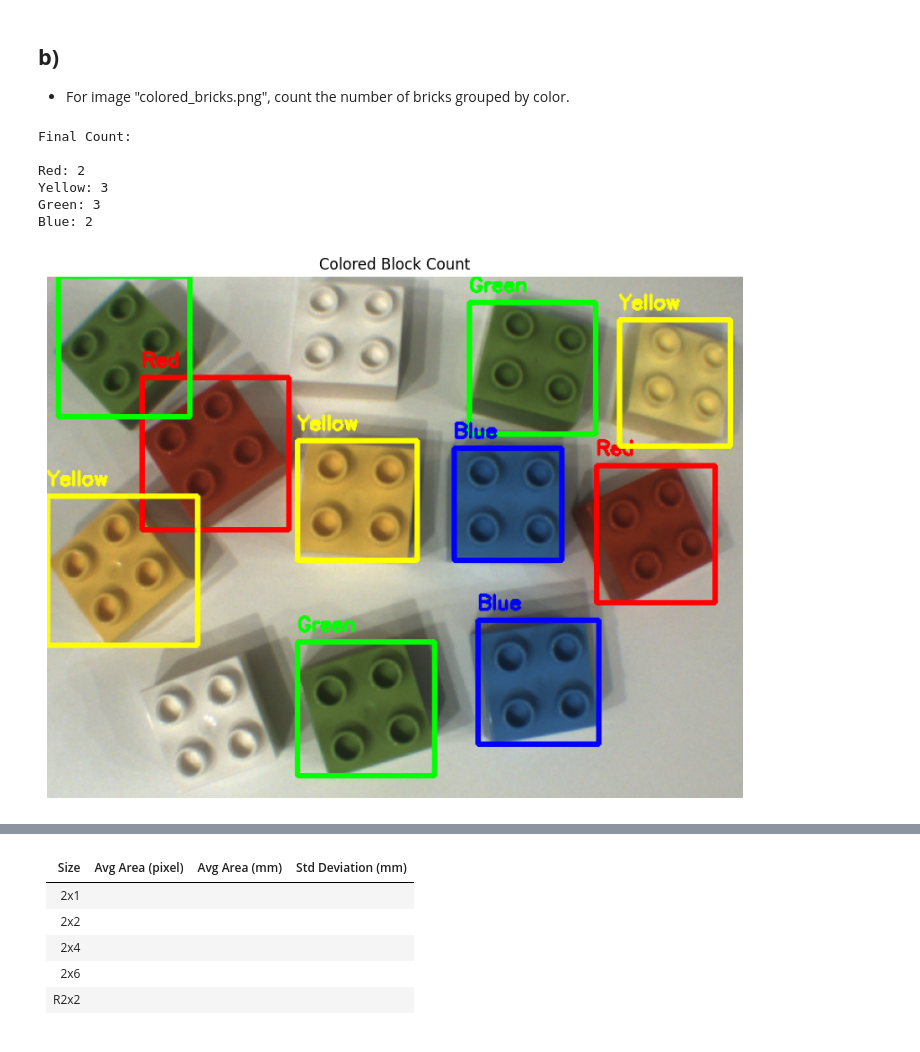
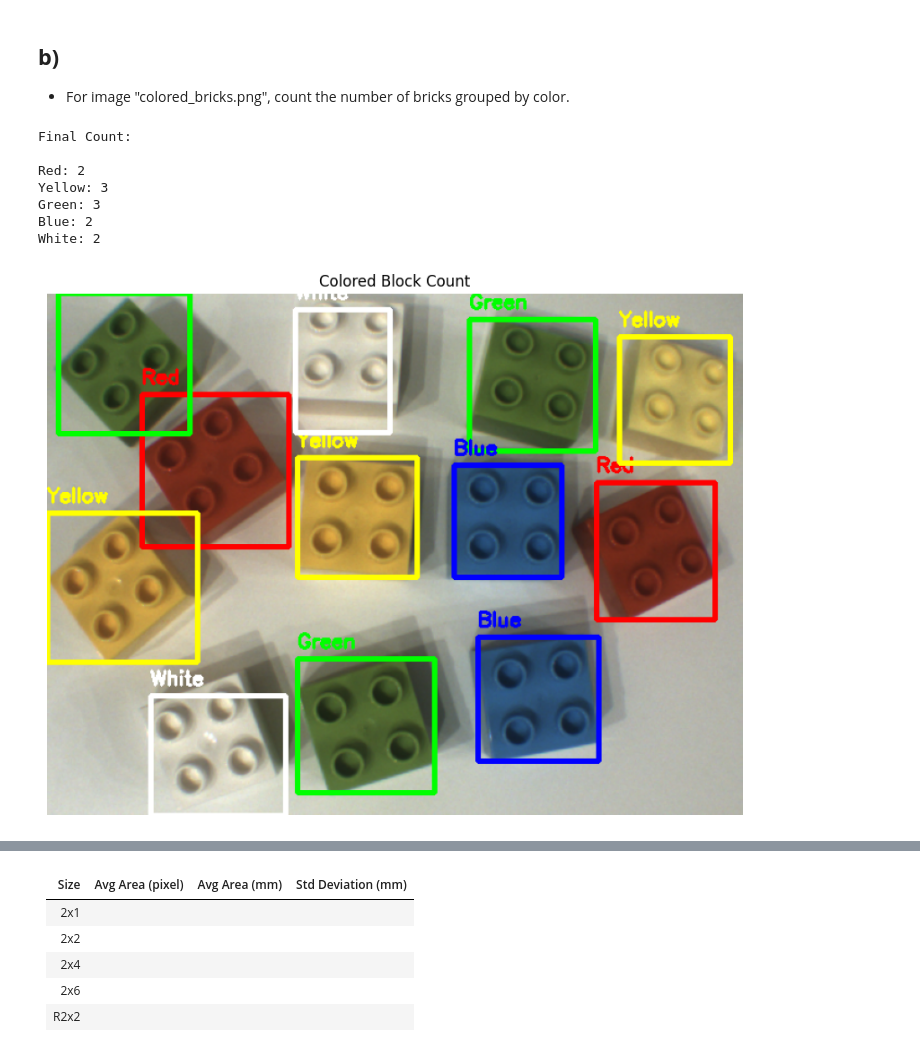
Before and after one commit to gsferreira-tec/vcomp, a Jupyter notebook: assignment-1/Assignment_1.ipynb, the cells around one changed output, grey strips where cells are left out. Drawn from its saved outputs; the diff is of its cells as text; code cells hidden in the pictures.

Commit message:
fix on the color block counter to count the white bricks

```diff
--- a/assignment-1/Assignment_1.ipynb
+++ b/assignment-1/Assignment_1.ipynb
@@ -340,15 +340,17 @@ def color_brick_counter(img_path):
         'Yellow': [([15, 100, 100], [35, 255, 255])],
         'Green': [([40, 50, 50], [90, 255, 255])],
         'Blue': [([100, 100, 50], [140, 255, 255])],
+        'White': [([10, 15, 212], [175, 60, 255])]
     }
 
-    color_counts = {'Red': 0, 'Yellow': 0, 'Green': 0, 'Blue': 0} # where the final count of bricks per color will be stored
+    color_counts = {'Red': 0, 'Yellow': 0, 'Green': 0, 'Blue': 0, 'White': 0} # where the final count of bricks per color will be stored
 
     box_colors = {
         'Red': (255, 0, 0),
         'Yellow': (255, 255, 0),
         'Green': (0, 255, 0),
-        'Blue': (0, 0, 255)
+        'Blue': (0, 0, 255),
+        'White': (255, 255, 255)
     }
 
     # iterate through the colors to detect the contours corresponding to the current color
@@ -383,31 +385,32 @@ def color_brick_counter(img_path):
 
             # ignore very small details by specifying a min area
             if (w * h) > 3500:
                 color_counts[color_name]+=1
 
                 # draw the rect around the brick
                 cv2.rectangle(img_rgb, (x,y), (x+w, y+h), box_colors[color_name], 4)
 
                 # label the rectable with the name of the color
                 cv2.putText(img_rgb, color_name, (x, y-10), cv2.FONT_HERSHEY_SIMPLEX, 0.6, box_colors[color_name], 2)
 
     # finally display the results
     print("Final Count:\n")
     for color, count in color_counts.items():
         print(f"{color}: {count}")
     # plot the final image (img_rgb)
     plt.figure(figsize=(10, 10))
     plt.imshow(img_rgb)
     plt.title("Colored Block Count")
     plt.axis("off")
     plt.show()
 
 color_brick_counter(isolated_dir/'colored_bricks.png')
 # %% [output]
 Final Count:
 
 Red: 2
 Yellow: 3
 Green: 3
 Blue: 2
+White: 2
-[figure, old version]
+[figure, new version]
```
Also changed, not shown: parts of 1 cell of this notebook.
